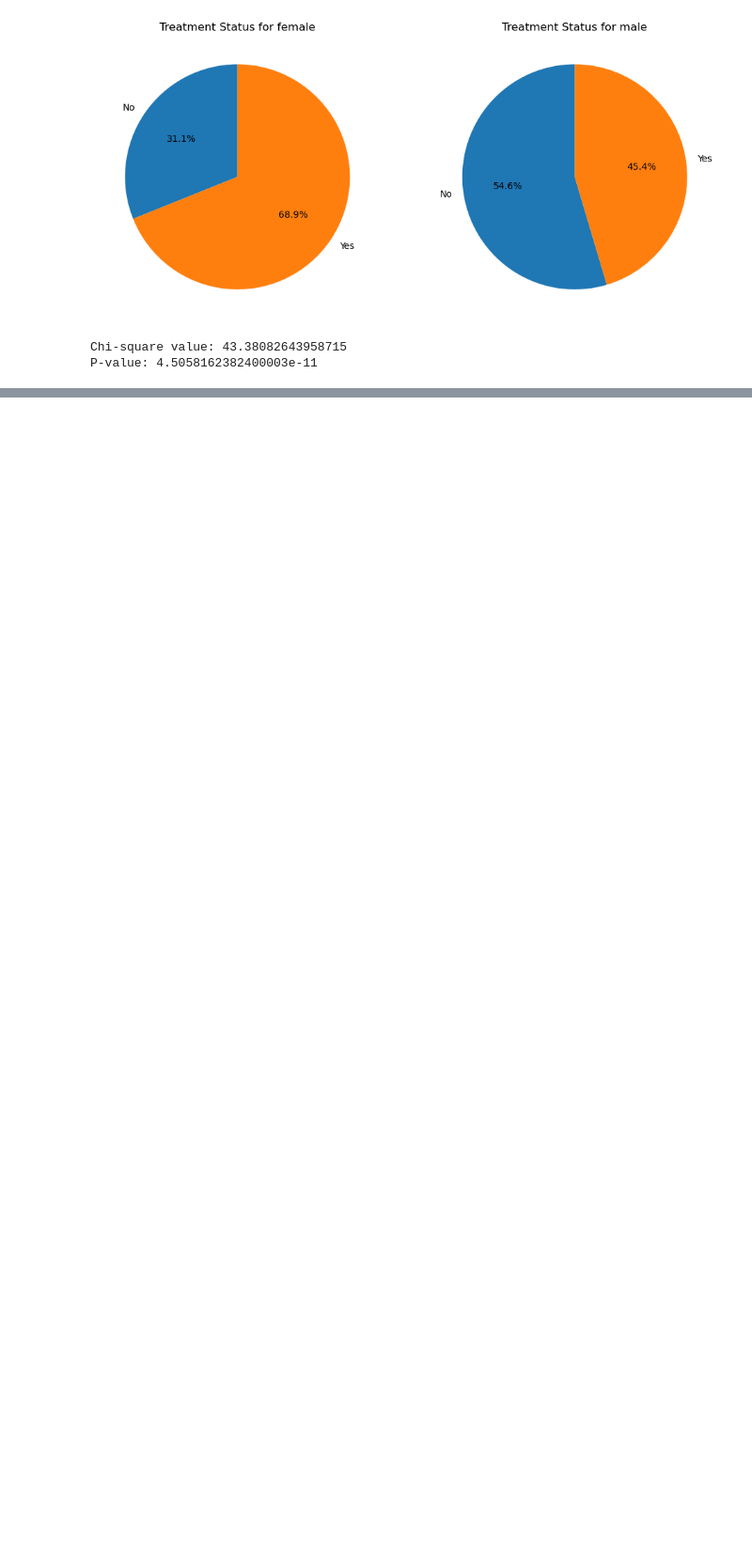
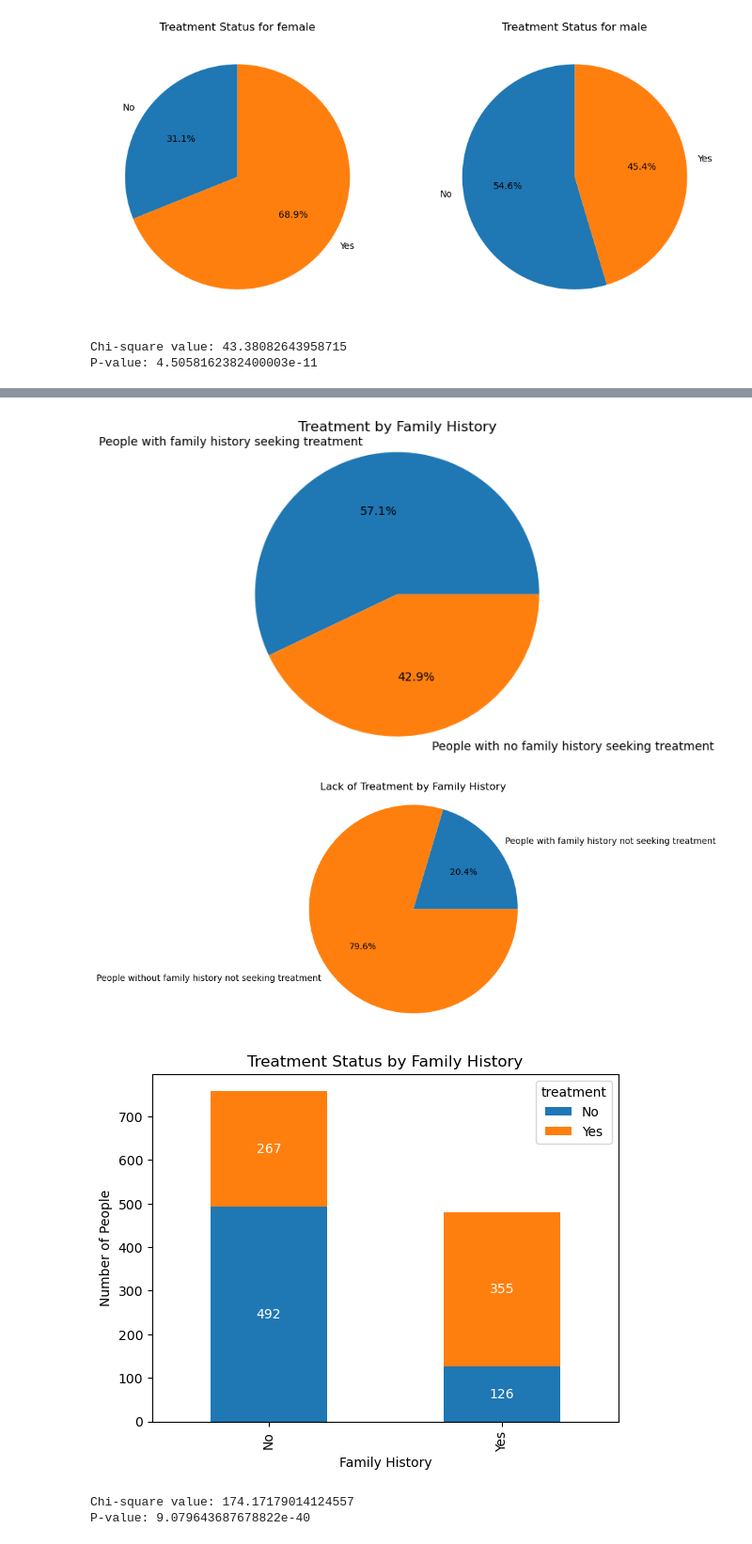
Before and after one commit to Bettypani/mental-health-survey-analysis, a Jupyter notebook: code/survey-data-script.ipynb, the cells around one changed output, grey strips where cells are left out. Shown at 94% size. Cells and saved outputs as stored; diff of their text form; code cells hidden in the pictures; blank space fills up the shorter version.

Commit message:
Added additional graphs and made code more cohesive

```diff
--- a/code/survey-data-script.ipynb
+++ b/code/survey-data-script.ipynb
@@ -187,0 +64,65 @@ plt.show()
+# %%
+# count occurrences for'family history' and 'treatment'
+
+#count the number of people with family history that have sought treatment
+family_history_treatment = len(survey_data_df[(survey_data_df['family_history'] == 'Yes') & (survey_data_df['treatment'] == 'Yes')])
+
+#count the number of people without family history that have sought treatment
+no_family_history_treatment = len(survey_data_df[(survey_data_df['family_history'] == 'No') & (survey_data_df['treatment'] == 'Yes')])
+
+#count the number of people with family history that have not sought treatment
+family_history_no_treatment = len(survey_data_df[(survey_data_df['family_history'] == 'Yes') & (survey_data_df['treatment'] == 'No')])
+
+#count the number of people with family history that have not sought treatment
+no_family_history_no_treatment = len(survey_data_df[(survey_data_df['family_history'] == 'No') & (survey_data_df['treatment'] == 'No')])
+
+
+#Create Pie Chart
+
+family_history_treatment_counts = survey_data_df.groupby(['family_history', 'treatment']).size().unstack().fillna(0)
+
+labels = 'People with family history seeking treatment', 'People with no family history seeking treatment'
+sizes = round(family_history_treatment, 2), round(no_family_history_treatment, 2)
+fig1, ax1 = plt.subplots()
+ax1.pie(sizes, labels=labels, autopct='%1.1f%%')
+ax1.axis('equal')
+plt.title('Treatment by Family History')
+plt.show()
+
+labels_2 = 'People with family history not seeking treatment', 'People without family history not seeking treatment'
+sizes_2 = round(family_history_no_treatment, 2), round(no_family_history_no_treatment, 2)
+fig1, ax1 = plt.subplots()
+ax1.pie(sizes_2, labels=labels_2, autopct='%1.1f%%')
+ax1.axis('equal')
+plt.title('Lack of Treatment by Family History')
+plt.show()
+
+
+# Plot bar chart
+ax = family_history_treatment_counts.plot(kind='bar', stacked=True)
+ax.set_xlabel('Family History')
+ax.set_ylabel('Number of People')
+ax.set_title('Treatment Status by Family History')
+
+for p in ax.patches:
+    width, height = p.get_width(), p.get_height()
+    x, y = p.get_xy()
+    ax.annotate(f'{height:.0f}', (x + width / 2, y + height / 2), ha='center', va='center', color='white')
+
+plt.show()
+
+# create a contingency table for stat calcs
+contingency_table = pd.crosstab(survey_data_df['family_history'], survey_data_df['treatment'])
+
+# perform chi-square test
+chi2, p, _, _ = st.chi2_contingency(contingency_table)
+
+# print results of stat calcs
+print(f"Chi-square value: {chi2}")
+print(f"P-value: {p}")
+# %% [output]
+[figure, added]
+[figure, added]
+[figure, added]
+Chi-square value: 174.17179014124557
+P-value: 9.079643687678822e-40
```
Also changed, not shown: parts of 7 cells of this notebook.
